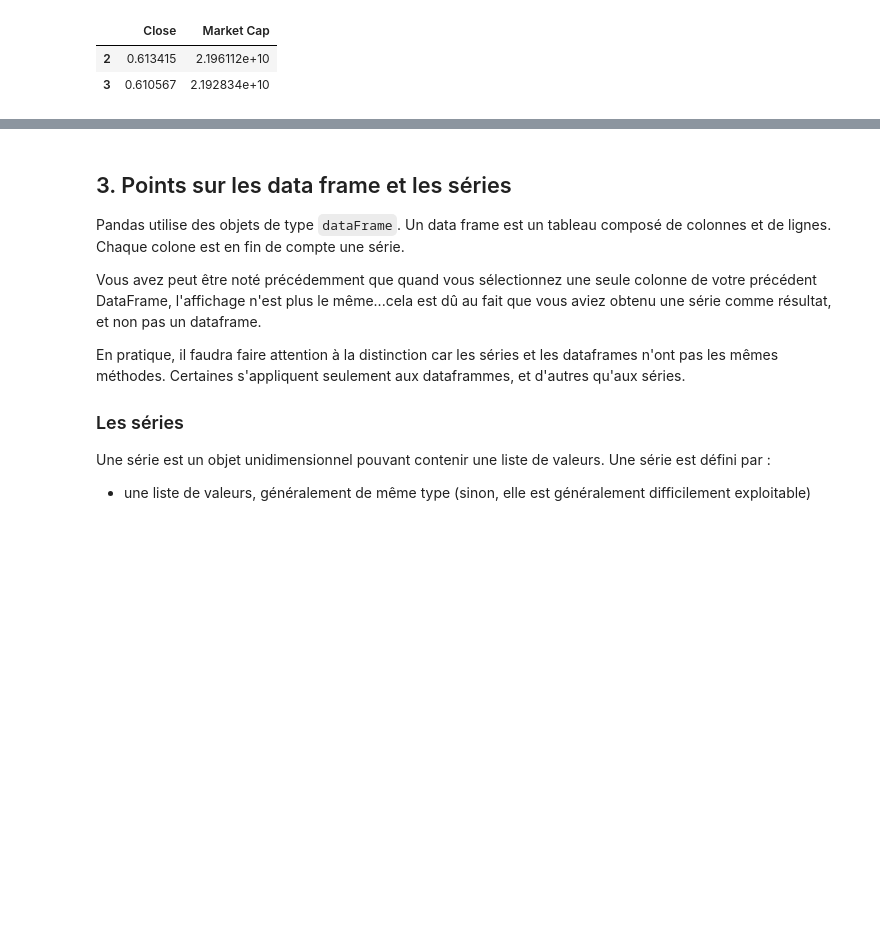
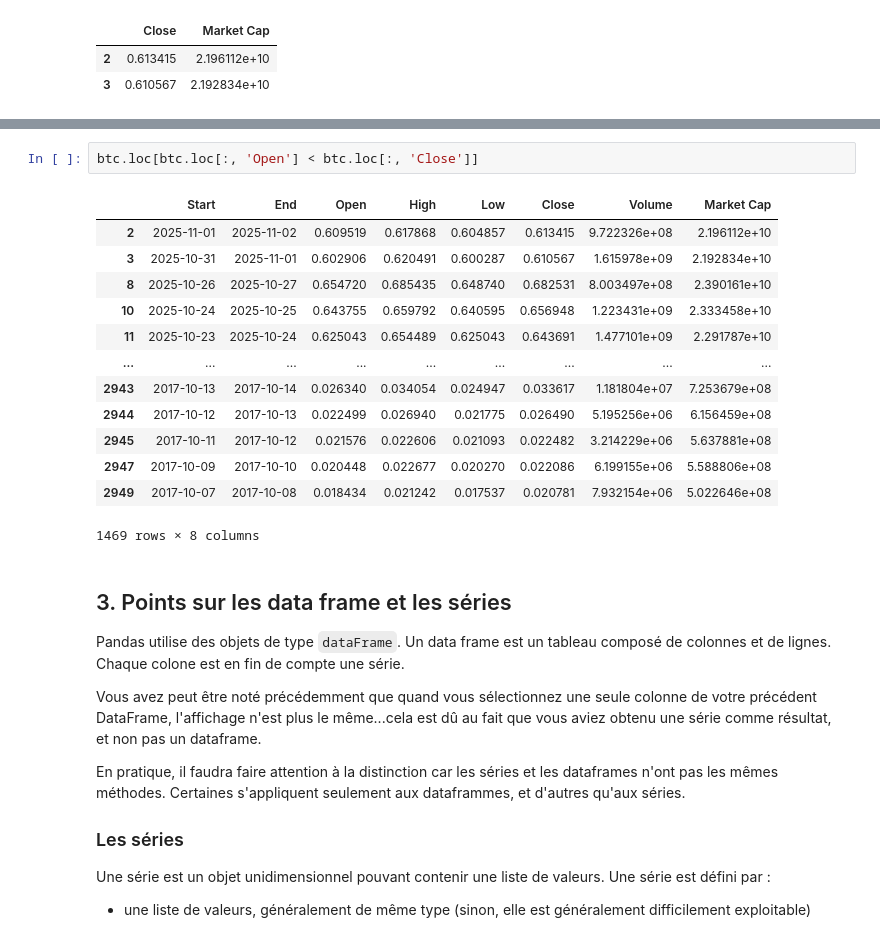
Before and after one commit to Meety004/PT_INFO, a Jupyter notebook: peip-trader-main/03 - Pandas.ipynb, the cells around one changed output, grey strips where cells are left out. Saved outputs shown, nothing was run; the diff lists cells and outputs as text; blank space fills up the shorter version.

```diff
--- a/peip-trader-main/03 - Pandas.ipynb
+++ b/peip-trader-main/03 - Pandas.ipynb
@@ -328,3 +352,19 @@ TypeError: not all arguments converted during string formatting
+# %%
+btc.loc[btc.loc[:, 'Open'] < btc.loc[:, 'Close']]
+# %% [output]
+|  | Start | End | Open | High | Low | Close | Volume | Market Cap |
+| 2 | 2025-11-01 | 2025-11-02 | 0.609519 | 0.617868 | 0.604857 | 0.613415 | 9.722326e+08 | 2.196112e+10 |
+| 3 | 2025-10-31 | 2025-11-01 | 0.602906 | 0.620491 | 0.600287 | 0.610567 | 1.615978e+09 | 2.192834e+10 |
+| 8 | 2025-10-26 | 2025-10-27 | 0.654720 | 0.685435 | 0.648740 | 0.682531 | 8.003497e+08 | 2.390161e+10 |
+| 10 | 2025-10-24 | 2025-10-25 | 0.643755 | 0.659792 | 0.640595 | 0.656948 | 1.223431e+09 | 2.333458e+10 |
+| 11 | 2025-10-23 | 2025-10-24 | 0.625043 | 0.654489 | 0.625043 | 0.643691 | 1.477101e+09 | 2.291787e+10 |
+| ... | ... | ... | ... | ... | ... | ... | ... | ... |
+| 2943 | 2017-10-13 | 2017-10-14 | 0.026340 | 0.034054 | 0.024947 | 0.033617 | 1.181804e+07 | 7.253679e+08 |
+| 2944 | 2017-10-12 | 2017-10-13 | 0.022499 | 0.026940 | 0.021775 | 0.026490 | 5.195256e+06 | 6.156459e+08 |
+| 2945 | 2017-10-11 | 2017-10-12 | 0.021576 | 0.022606 | 0.021093 | 0.022482 | 3.214229e+06 | 5.637881e+08 |
+| 2947 | 2017-10-09 | 2017-10-10 | 0.020448 | 0.022677 | 0.020270 | 0.022086 | 6.199155e+06 | 5.588806e+08 |
+| 2949 | 2017-10-07 | 2017-10-08 | 0.018434 | 0.021242 | 0.017537 | 0.020781 | 7.932154e+06 | 5.022646e+08 |
+1469 rows × 8 columns
 # %% [markdown]
 ## 3. Points sur les data frame et les séries
 
```
Also changed, not shown: parts of 20 cells of this notebook, 11 other files.
